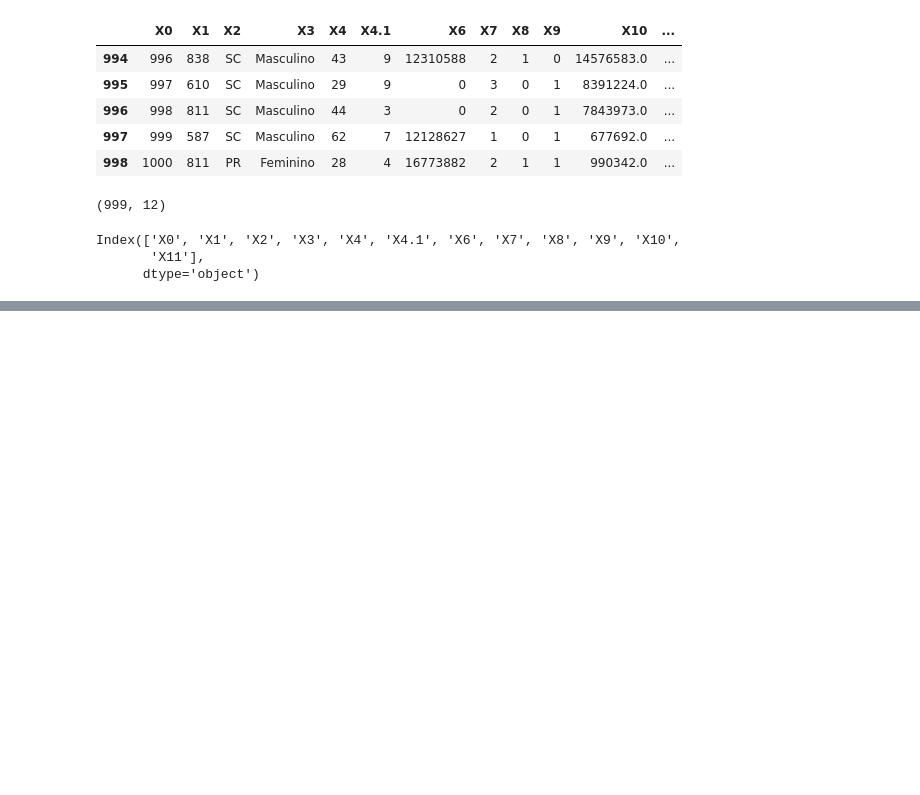
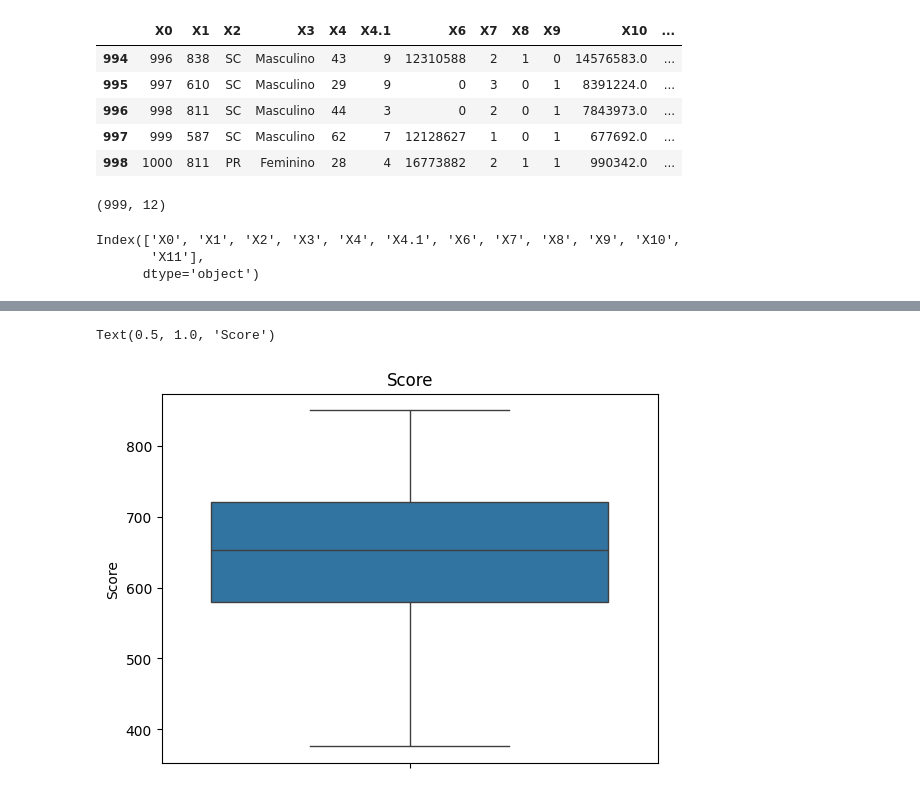
Before and after one commit to jesiqueira/Dados, a Jupyter notebook: dados.ipynb, the cells around one changed output, grey strips where cells are left out. Saved outputs shown, nothing was run; the diff lists cells and outputs as text; code cells hidden in the pictures; blank space fills up the shorter version.

```diff
--- a/dados.ipynb
+++ b/dados.ipynb
@@ -41,0 +103,5 @@ Index(['X0', 'X1', 'X2', 'X3', 'X4', 'X4.1', 'X6', 'X7', 'X8', 'X9', 'X10',
+# %%
+srn.boxplot(df['Score']).set_title('Score')
+# %% [output]
+Text(0.5, 1.0, 'Score')
+[figure, added]
```
Also changed, not shown: parts of 20 cells of this notebook.
